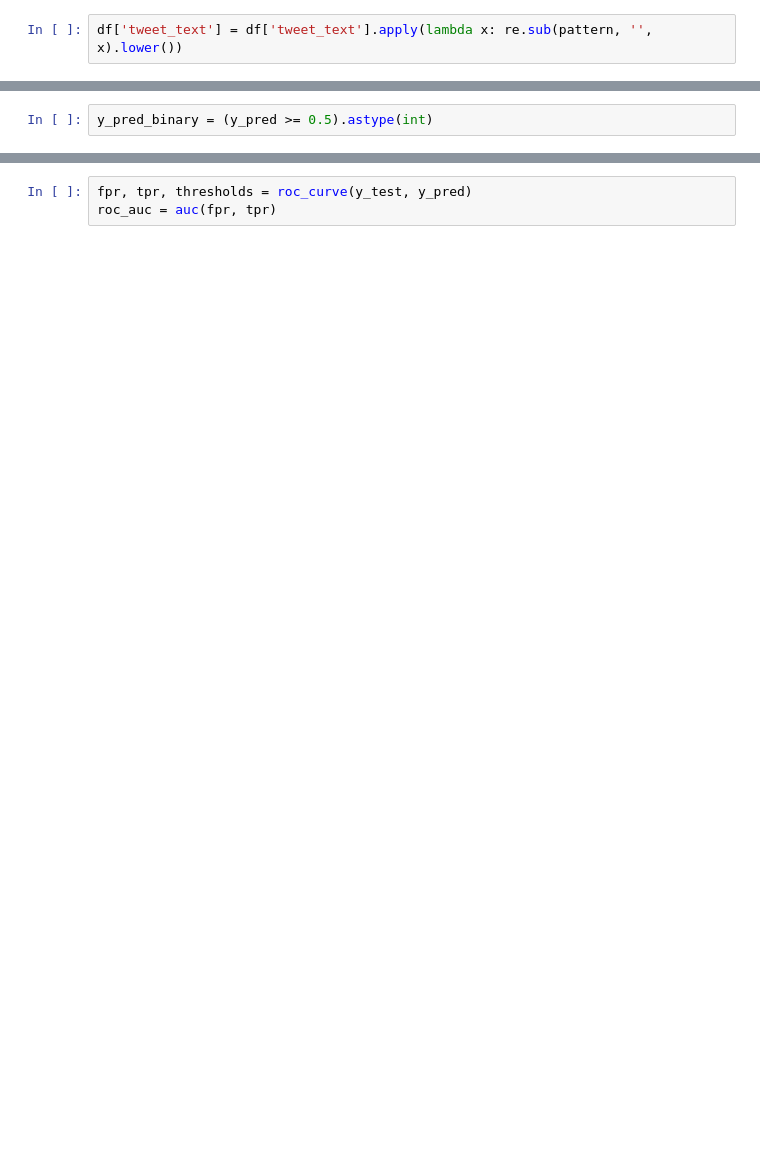
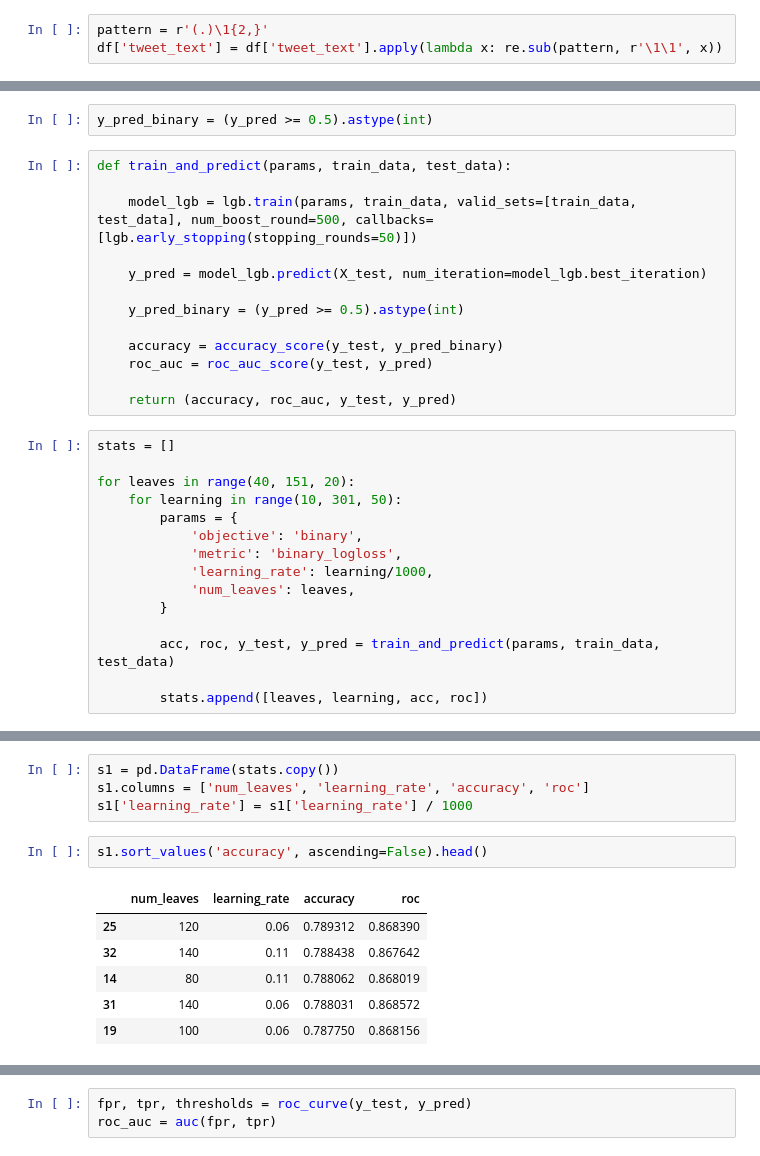
Before and after one commit to XIB1/machine_learning_course, a Jupyter notebook: project2/project2.ipynb, the cells around one changed output, grey strips where cells are left out. Saved outputs shown, nothing was run; the diff lists cells and outputs as text; blank space fills up the shorter version.

```diff
--- a/project2/project2.ipynb
+++ b/project2/project2.ipynb
@@ -63,5 +68,6 @@ pattern = r'[^a-zA-Z0-9\s]'
 # %%
-df['tweet_text'] = df['tweet_text'].apply(lambda x: re.sub(pattern, '', x).lower())
+pattern = r'(.)\1{2,}'
+df['tweet_text'] = df['tweet_text'].apply(lambda x: re.sub(pattern, r'\1\1', x))
 # %%
 lemmatizer = WordNetLemmatizer()
 # %%
@@ -135,2 +143,30 @@ Did not meet early stopping. Best iteration is:
 # %%
 y_pred_binary = (y_pred >= 0.5).astype(int)
+# %%
+def train_and_predict(params, train_data, test_data):
+
+    model_lgb = lgb.train(params, train_data, valid_sets=[train_data, test_data], num_boost_round=500, callbacks=[lgb.early_stopping(stopping_rounds=50)])
+
+    y_pred = model_lgb.predict(X_test, num_iteration=model_lgb.best_iteration)
+
+    y_pred_binary = (y_pred >= 0.5).astype(int)
+
+    accuracy = accuracy_score(y_test, y_pred_binary)
+    roc_auc = roc_auc_score(y_test, y_pred)
+
+    return (accuracy, roc_auc, y_test, y_pred)
+# %%
+stats = []
+
+for leaves in range(40, 151, 20):
+    for learning in range(10, 301, 50):
+        params = {
+            'objective': 'binary',
+            'metric': 'binary_logloss',
+            'learning_rate': learning/1000,
+            'num_leaves': leaves,
+        }
+
+        acc, roc, y_test, y_pred = train_and_predict(params, train_data, test_data)
+
+        stats.append([leaves, learning, acc, roc])
@@ -136,0 +191,13 @@ y_pred_binary = (y_pred >= 0.5).astype(int)
+# %%
+s1 = pd.DataFrame(stats.copy())
+s1.columns = ['num_leaves', 'learning_rate', 'accuracy', 'roc']
+s1['learning_rate'] = s1['learning_rate'] / 1000
+# %%
+s1.sort_values('accuracy', ascending=False).head()
+# %% [output]
+|  | num_leaves | learning_rate | accuracy | roc |
+| 25 | 120 | 0.06 | 0.789312 | 0.868390 |
+| 32 | 140 | 0.11 | 0.788438 | 0.867642 |
+| 14 | 80 | 0.11 | 0.788062 | 0.868019 |
+| 31 | 140 | 0.06 | 0.788031 | 0.868572 |
+| 19 | 100 | 0.06 | 0.787750 | 0.868156 |
```
Also changed, not shown: parts of 20 cells of this notebook, 3 other files.
